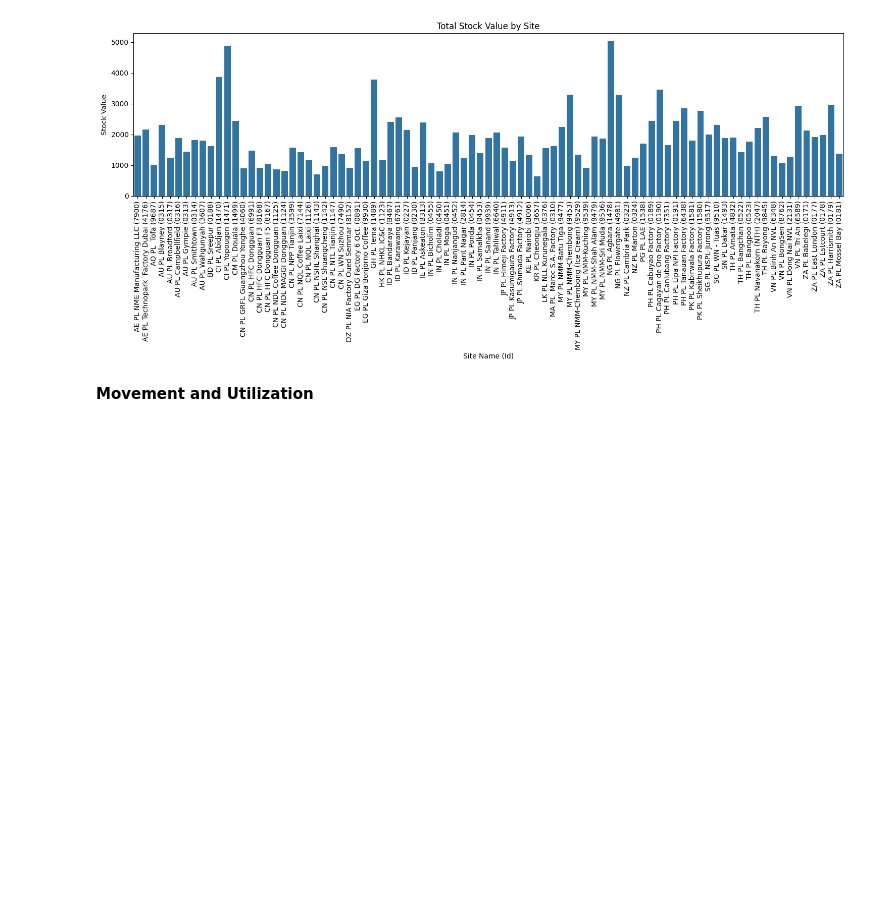
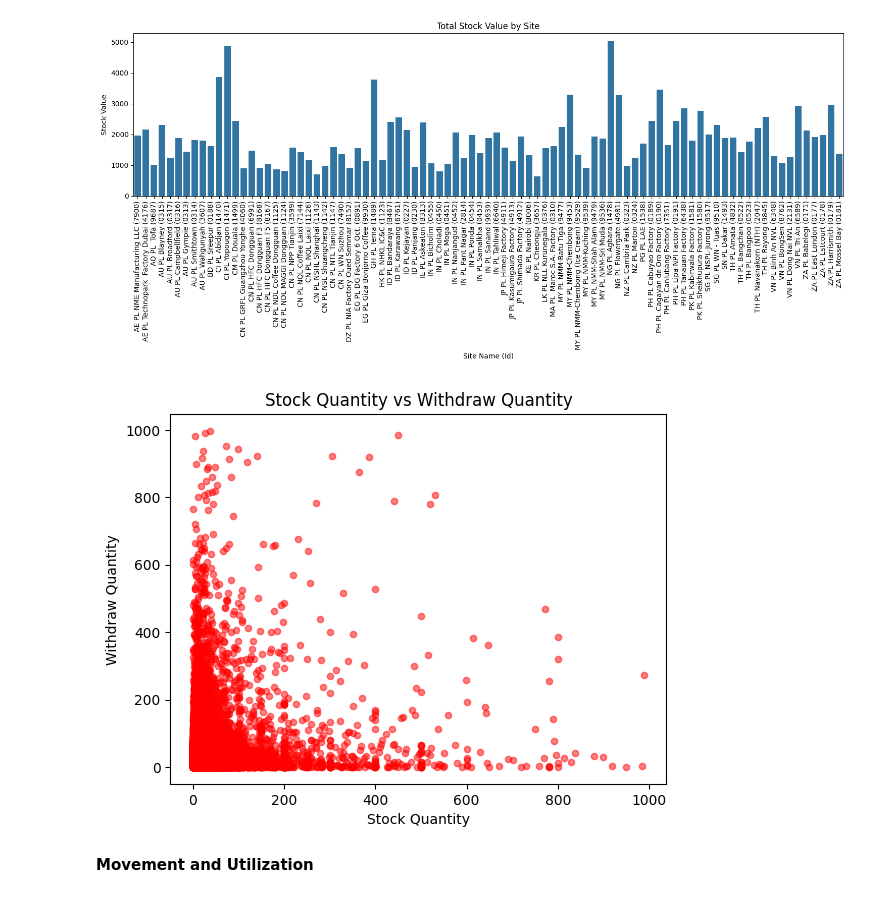
Before and after one commit to Kabir26-star/Final-Project, a Jupyter notebook: Final_Project.ipynb, the cells around one changed output. Cells and saved outputs as stored; diff of their text form; code cells hidden in the pictures; blank space fills up the shorter version.

```diff
--- a/Final_Project.ipynb
+++ b/Final_Project.ipynb
@@ -66,6 +66,14 @@ plt.tight_layout()
 plt.show()
 # %% [output]
 [figure]
+# %%
+df.plot(x='Stock Quantity', y='Withdraw Quantity', kind='scatter', color='red', alpha=0.5)
+plt.title("Stock Quantity vs Withdraw Quantity")
+plt.xlabel("Stock Quantity")
+plt.ylabel("Withdraw Quantity")
+plt.show()
+# %% [output]
+[figure, added]
 # %% [markdown]
 **Movement and Utilization**
 # %%
```
